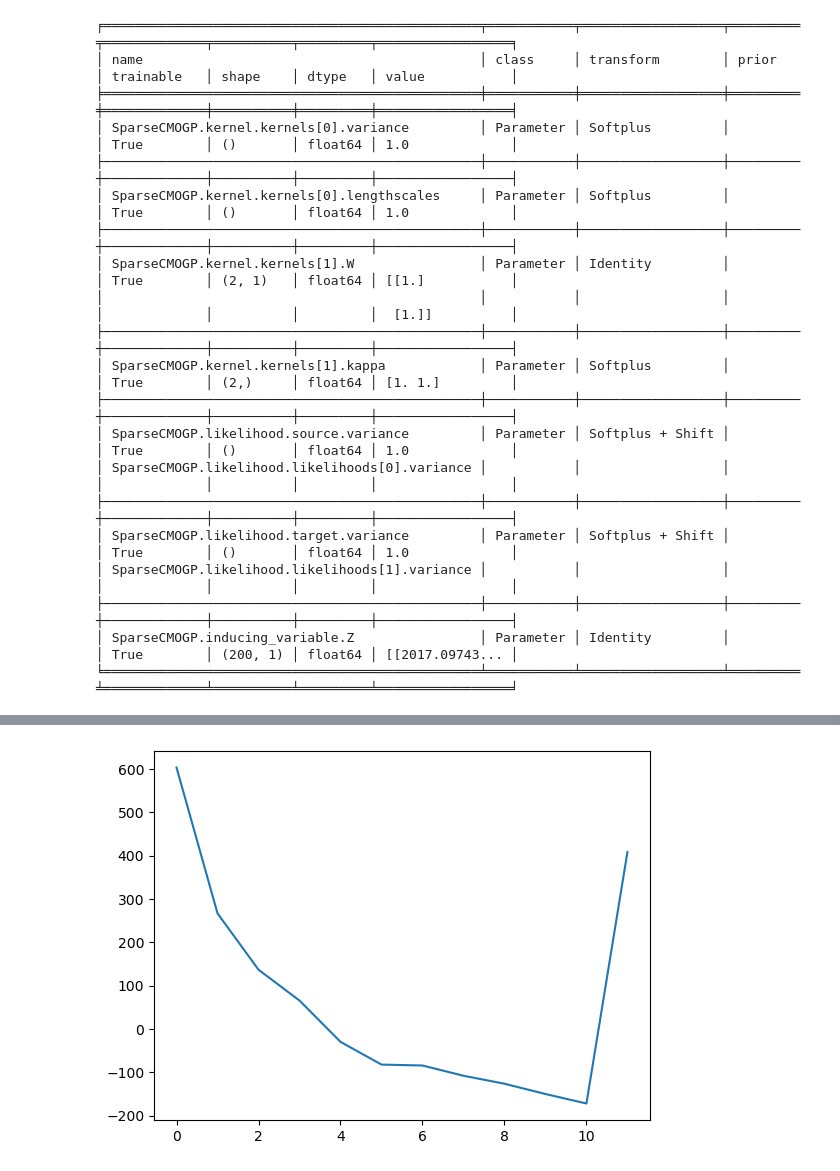
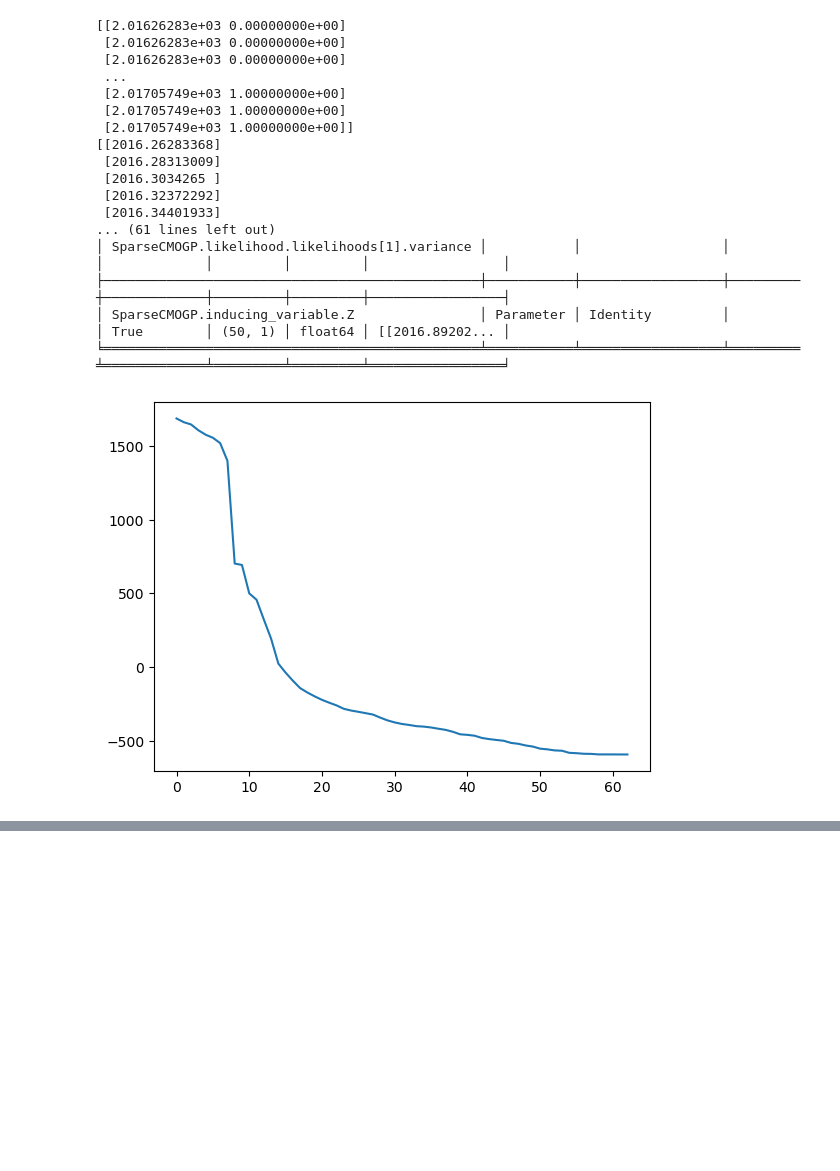
Before and after one commit to JVerbeek/at-gpflow, a Jupyter notebook: Wageningen/soil_transfer_learning.ipynb, the cells around one changed output, grey strips where cells are left out. Cells and saved outputs as stored; diff of their text form; code cells hidden in the pictures; blank space fills up the shorter version.

```diff
--- a/Wageningen/soil_transfer_learning.ipynb
+++ b/Wageningen/soil_transfer_learning.ipynb
@@ -110,51 +92,51 @@ def optimize(m):
     opt = gpf.optimizers.Scipy()
     res = opt.minimize(m.training_loss, m.trainable_variables, track_loss_history=True, options={"disp": 50})
     plt.plot(res["loss_history"])
     plt.show()
 
 output_dim = 2  # Number of outputs
 rank = 1  # Rank of W
 
 # Base kernel
 k = gpf.kernels.Matern32(active_dims=[0])
 
 # Coregion kernel
 coreg = gpf.kernels.Coregion(
     output_dim=output_dim, rank=rank, active_dims=[1]
 )
-nIVS = 200
+nIVS = 50
+print(X)
 ivs = np.linspace(min(X[:,0]), max(X[:,0]), nIVS).reshape(-1, 1)
+print(ivs)
 iv_ind = np.concatenate((np.ones((int(nIVS/2),1 )), np.zeros((int(nIVS/2), 1))))  # I guess the IPs for the target don't matter here, but this makes the comparison fair.
 shuffle = np.random.permutation(np.arange(len(ivs)))
 ivs = ivs[shuffle]
 ivs = np.hstack((ivs, iv_ind))
 kern = k * coreg
 #m = ConditionalMOGP((X, y), kernel=kern, likelihood=TransferLikelihood(source=gpf.likelihoods.Gaussian(), target=gpf.likelihoods.Gaussian()))
 m = SparseCMOGP((X, y), exact_target=False, kernel=kern, jitter=1e-6, inducing_variable=ivs, likelihood=TransferLikelihood(source=gpf.likelihoods.Gaussian(), target=gpf.likelihoods.Gaussian()))
 #gpf.set_trainable(m.kernel.kernels[0].variance, True)
 #gpf.set_trainable(m.likelihood.source.variance, False)
 
 gpf.utilities.print_summary(m)
 optimize(m)
 gpf.utilities.print_summary(m)
 # %% [output]
-╒════════════════════════════════════════════════╤═══════════╤══════════════════╤═════════╤═════════════╤══════════╤═════════╤═════════════════╕
-│ name                                           │ class     │ transform        │ prior   │ trainable   │ shape    │ dtype   │ value           │
-╞════════════════════════════════════════════════╪═══════════╪══════════════════╪═════════╪═════════════╪══════════╪═════════╪═════════════════╡
-│ SparseCMOGP.kernel.kernels[0].variance         │ Parameter │ Softplus         │         │ True        │ ()       │ float64 │ 1.0             │
-├────────────────────────────────────────────────┼───────────┼──────────────────┼─────────┼─────────────┼──────────┼─────────┼─────────────────┤
-│ SparseCMOGP.kernel.kernels[0].lengthscales     │ Parameter │ Softplus         │         │ True        │ ()       │ float64 │ 1.0             │
-├────────────────────────────────────────────────┼───────────┼──────────────────┼─────────┼─────────────┼──────────┼─────────┼─────────────────┤
-│ SparseCMOGP.kernel.kernels[1].W                │ Parameter │ Identity         │         │ True        │ (2, 1)   │ float64 │ [[1.]           │
-│                                                │           │                  │         │             │          │         │  [1.]]          │
-├────────────────────────────────────────────────┼───────────┼──────────────────┼─────────┼─────────────┼──────────┼─────────┼─────────────────┤
-│ SparseCMOGP.kernel.kernels[1].kappa            │ Parameter │ Softplus         │         │ True        │ (2,)     │ float64 │ [1. 1.]         │
-├────────────────────────────────────────────────┼───────────┼──────────────────┼─────────┼─────────────┼──────────┼─────────┼─────────────────┤
-│ SparseCMOGP.likelihood.source.variance         │ Parameter │ Softplus + Shift │         │ True        │ ()       │ float64 │ 1.0             │
-│ SparseCMOGP.likelihood.likelihoods[0].variance │           │                  │         │             │          │         │                 │
-├────────────────────────────────────────────────┼───────────┼──────────────────┼─────────┼─────────────┼──────────┼─────────┼─────────────────┤
-│ SparseCMOGP.likelihood.target.variance         │ Parameter │ Softplus + Shift │         │ True        │ ()       │ float64 │ 1.0             │
-│ SparseCMOGP.likelihood.likelihoods[1].variance │           │                  │         │             │          │         │                 │
-├────────────────────────────────────────────────┼───────────┼──────────────────┼─────────┼─────────────┼──────────┼─────────┼─────────────────┤
-│ SparseCMOGP.inducing_variable.Z                │ Parameter │ Identity         │         │ True        │ (200, 1) │ float64 │ [[2017.09743... │
-╘════════════════════════════════════════════════╧═══════════╧══════════════════╧═════════╧═════════════╧══════════╧═════════╧═════════════════╛
+[[2.01626283e+03 0.00000000e+00]
+ [2.01626283e+03 0.00000000e+00]
+ [2.01626283e+03 0.00000000e+00]
+ ...
+ [2.01705749e+03 1.00000000e+00]
+ [2.01705749e+03 1.00000000e+00]
+ [2.01705749e+03 1.00000000e+00]]
+[[2016.26283368]
+ [2016.28313009]
+ [2016.3034265 ]
+ [2016.32372292]
+ [2016.34401933]
+... (61 lines left out)
+│ SparseCMOGP.likelihood.likelihoods[1].variance │           │                  │         │             │         │         │                 │
+├────────────────────────────────────────────────┼───────────┼──────────────────┼─────────┼─────────────┼─────────┼─────────┼─────────────────┤
+│ SparseCMOGP.inducing_variable.Z                │ Parameter │ Identity         │         │ True        │ (50, 1) │ float64 │ [[2016.89202... │
+╘════════════════════════════════════════════════╧═══════════╧══════════════════╧═════════╧═════════════╧═════════╧═════════╧═════════════════╛
+[figure, new version]
@@ -162 +162,0 @@ gpf.utilities.print_summary(m)
-[figure, old version]
```
Also changed, not shown: parts of 4 cells of this notebook.
